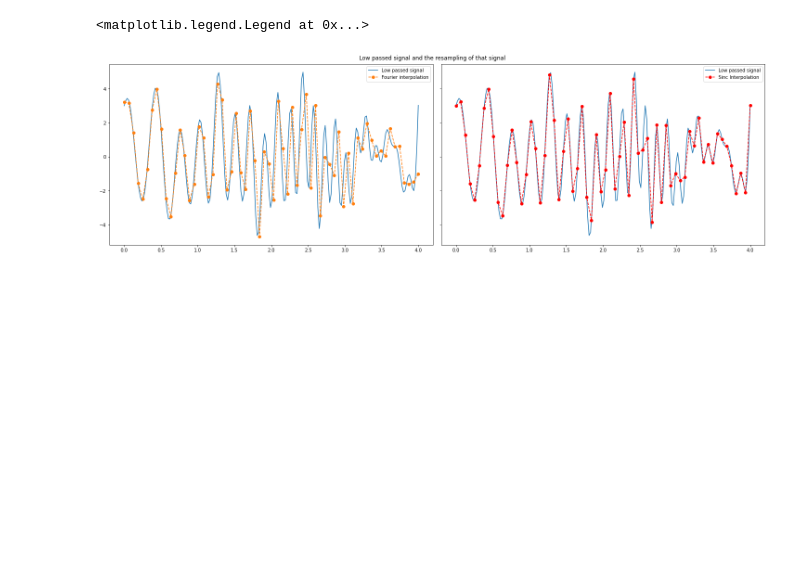
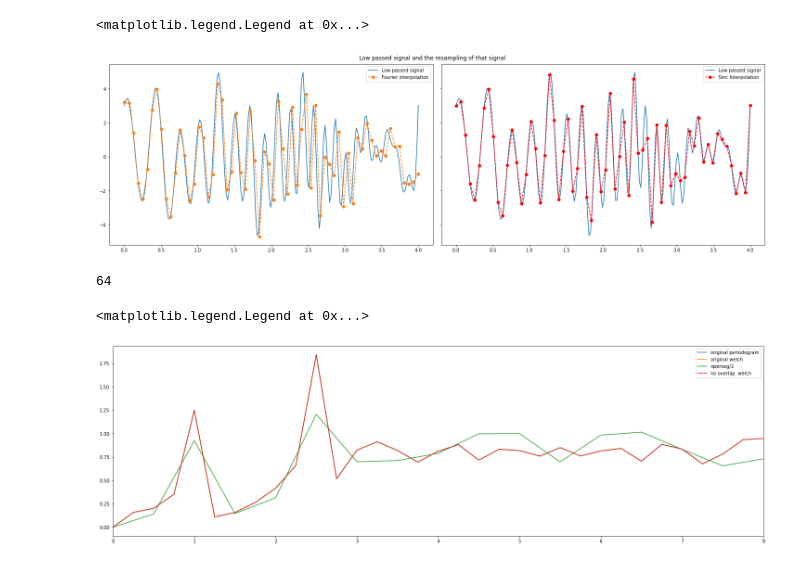
Before and after one commit to CassandraAuri/Physics_Work, a Jupyter notebook: Aurora_Work/resampling.ipynb, the cells around one changed output. Cells and saved outputs as stored; diff of their text form; code cells hidden in the pictures; blank space fills up the shorter version.

```diff
--- a/Aurora_Work/resampling.ipynb
+++ b/Aurora_Work/resampling.ipynb
@@ -185,3 +185,23 @@ ax[1].legend()
 # %% [output]
 <matplotlib.legend.Legend at 0x...>
 [figure]
+# %%
+print(len(y_signal_sinc))
+# %% [output]
+64
+# %%
+fig,ax=plt.subplots(figsize=(20, 6),constrained_layout=True)
+frequencies, powerspec = signal.periodogram(y_signal, 50)
+plt.plot(frequencies, np.sqrt(powerspec), label="original periodogram")
+frequencies, psd = signal.welch(y_signal, 50, window='boxcar')
+plt.plot(frequencies, np.sqrt(psd), label="original welch")
+frequencies, psd = signal.welch(y_signal, 50, window='boxcar', nperseg=len(y_signal)/2)
+plt.plot(frequencies, np.sqrt(psd), label="nperseg/2")
+frequencies, psd = signal.welch(y_signal, 50, window='boxcar', noverlap=0)
+plt.plot(frequencies, np.sqrt(psd), label="no overlap  welch")
+
+plt.xlim(0, 8)
+plt.legend()
+# %% [output]
+<matplotlib.legend.Legend at 0x...>
+[figure, added]
```
Also changed, not shown: parts of 12 cells of this notebook, 3 other files.
